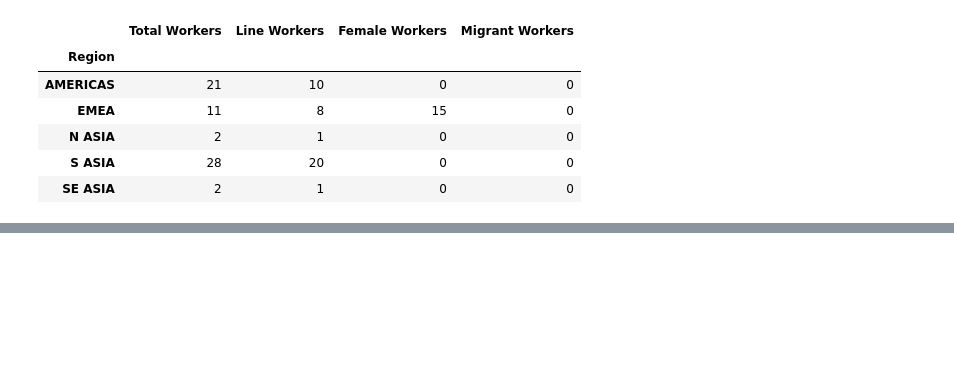
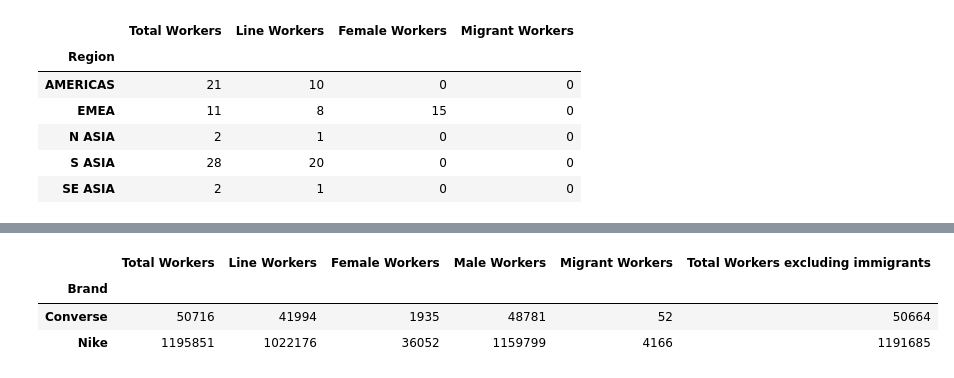
Before and after one commit to ousseeema/data-science, a Jupyter notebook: projet_python.ipynb, the cells around one changed output, grey strips where cells are left out. Cells and saved outputs as stored; diff of their text form; code cells hidden in the pictures; blank space fills up the shorter version.

```diff
--- a/projet_python.ipynb
+++ b/projet_python.ipynb
@@ -305,3 +305,12 @@ data.describe()
 | unique | 632 | 3 | 3 | 2 | 1 | 296 | 470 | 188 | 36 | ... |
 | top | PT Victory Chingluh Indonesia | FINISHED GOODS | Apparel | Nike | Collegiate | FENG TAY | Phnom Penh | Guangdong | Vietnam | ... |
 | freq | 2 | 461 | 354 | 602 | 636 | 16 | 11 | 49 | 159 | ... |
+# %%
+# selon le brand on va calculer le sum de chaque colonne
+res15 = data.groupby('Brand').agg({'Total Workers': 'sum', 'Line Workers': 'sum', 'Female Workers':'sum',  'Male Workers':'sum','Migrant Workers':'sum','Total Workers excluding immigrants':'sum'  })
+res15
+# %% [output]
+|  | Total Workers | Line Workers | Female Workers | Male Workers | Migrant Workers | Total Workers excluding immigrants |
+| Brand |  |  |  |  |  |  |
+| Converse | 50716 | 41994 | 1935 | 48781 | 52 | 50664 |
+| Nike | 1195851 | 1022176 | 36052 | 1159799 | 4166 | 1191685 |
```
